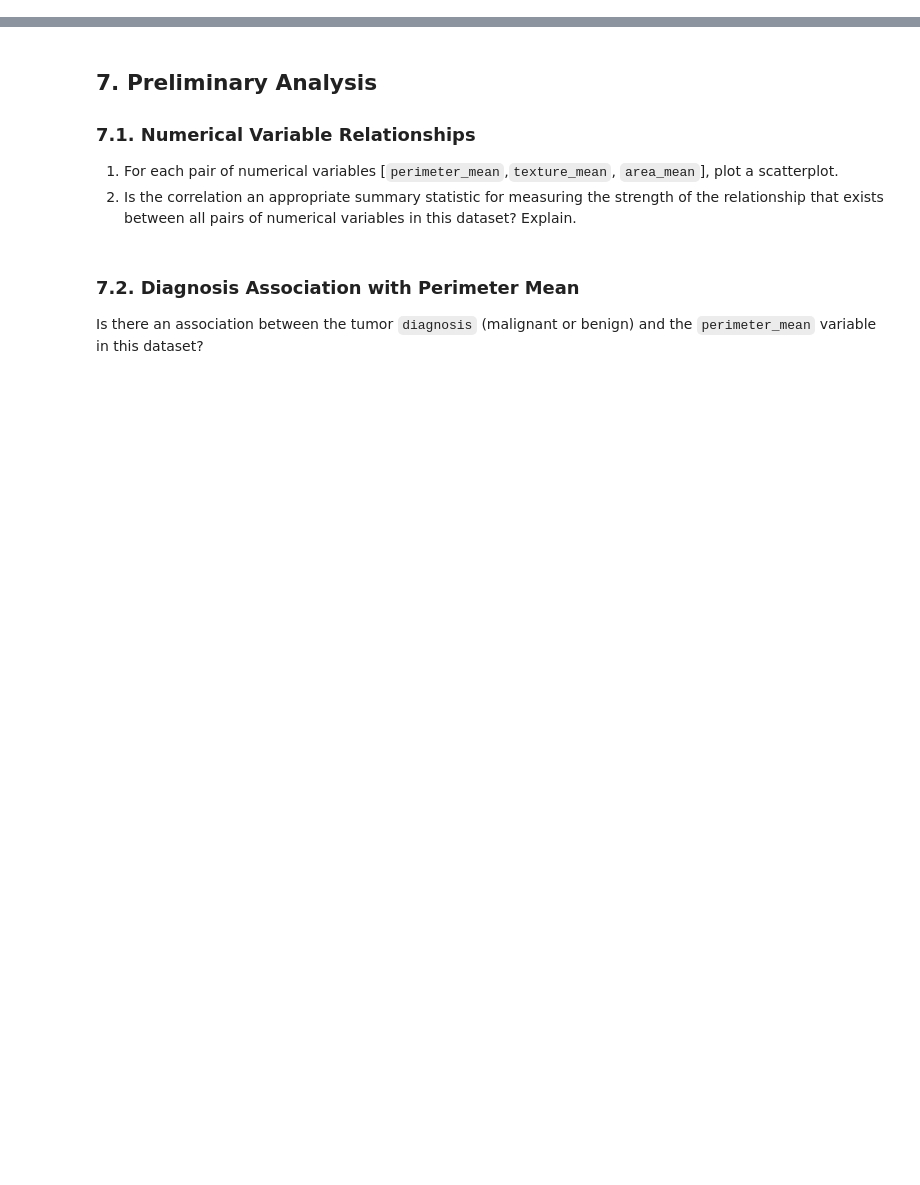
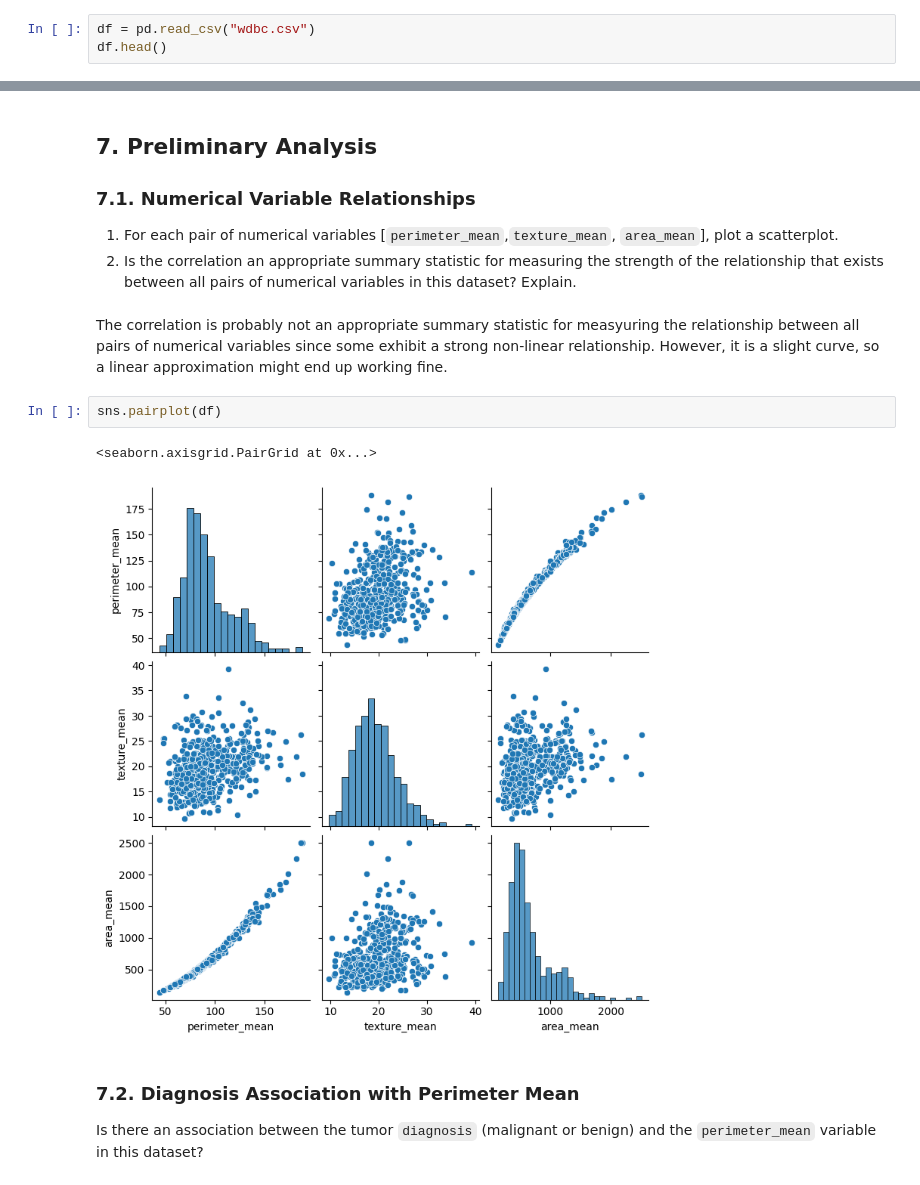
Before and after one commit to ryguy2k4/stat207, a Jupyter notebook: lab_06/lab_06_individual.ipynb, the cells around one changed output, grey strips where cells are left out. Drawn from its saved outputs; the diff is of its cells as text; blank space fills up the shorter version.

```diff
--- a/lab_06/lab_06_individual.ipynb
+++ b/lab_06/lab_06_individual.ipynb
@@ -426,3 +426,6 @@ We intend to build linear regression models that will accurately model the relat
 1. Read the `wdbc.csv` into a dataframe. There are no implicit or explicit missing values in this dataset.
 2. Show the first 5 rows.
 3. Show how many rows this dataframe has.
+# %%
+df = pd.read_csv("wdbc.csv")
+df.head()
@@ -433,6 +448,13 @@ We intend to build linear regression models that will accurately model the relat
 
 1. For each pair of numerical variables [`perimeter_mean`,`texture_mean`, `area_mean`], plot a scatterplot.
 2. Is the correlation an appropriate summary statistic for measuring the strength of the relationship that exists between all pairs of numerical variables in this dataset? Explain.
+# %% [markdown]
+The correlation is probably not an appropriate summary statistic for measyuring the relationship between all pairs of numerical variables since some exhibit a strong non-linear relationship. However, it is a slight curve, so a linear approximation might end up working fine.
+# %%
+sns.pairplot(df)
+# %% [output]
+<seaborn.axisgrid.PairGrid at 0x...>
+[figure, added]
 # %% [markdown]
 ### 7.2. Diagnosis Association with Perimeter Mean
 
```
Also changed, not shown: parts of 21 cells of this notebook.
